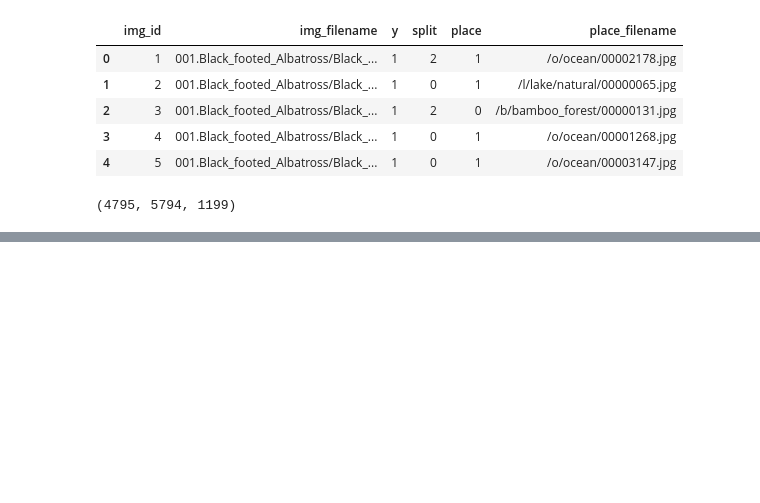
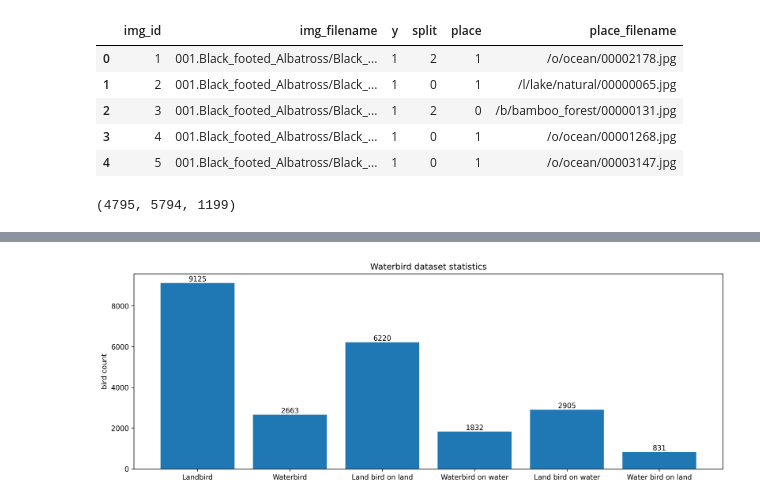
Before and after one commit to AtiqurRahmanAni/ml-algos, a Jupyter notebook: Waterbird_dataset.ipynb, the cells around one changed output, grey strips where cells are left out. Saved outputs shown, nothing was run; the diff lists cells and outputs as text; code cells hidden in the pictures; blank space fills up the shorter version.

```diff
--- a/Waterbird_dataset.ipynb
+++ b/Waterbird_dataset.ipynb
@@ -10,6 +15,11 @@ df.head(5)
 | 2 | 3 | 001.Black_footed_Albatross/Black_... | 1 | 2 | 0 | /b/bamboo_forest/00000131.jpg |
 | 3 | 4 | 001.Black_footed_Albatross/Black_... | 1 | 0 | 1 | /o/ocean/00001268.jpg |
 | 4 | 5 | 001.Black_footed_Albatross/Black_... | 1 | 0 | 1 | /o/ocean/00003147.jpg |
+# %%
+LANDBIRD = 0
+WATERBIRD = 1
+LAND = 0
+WATER = 1
 # %%
 train_df = df[df['split'] == 0]
 val_df = df[df['split'] == 1]
@@ -25,0 +53,27 @@ for idx, row in test_df.iterrows():
+# %%
+num_landbird = df[df['y'] == LANDBIRD].shape[0]
+num_waterbird = df[df['y'] == WATERBIRD].shape[0]
+land_bird_on_land = df[(df['place'] == LAND) & (df['y'] == LANDBIRD)].shape[0]
+waterbird_on_water = df[(df['place'] == WATER) & (df['y'] == WATERBIRD)].shape[0]
+land_bird_on_water = df[(df['place'] == WATER) & (df['y'] == LANDBIRD)].shape[0]
+water_bird_on_land = df[(df['place'] == LAND) &(df['y'] == WATERBIRD)].shape[0]
+# %%
+# fig, ax = plt.subplots()
+
+birds_count = ['Landbird', 'Waterbird',
+               'Land bird on land', 'Waterbird on water', 'Land bird on water', 'Water bird on land']
+counts = [num_landbird, num_waterbird,
+          land_bird_on_land, waterbird_on_water, land_bird_on_water, water_bird_on_land]
+
+plt.figure(figsize=(15, 5), dpi=300)
+bars = plt.bar(birds_count, counts)
+plt.ylabel("bird count")
+plt.title('Waterbird dataset statistics')
+
+for bar in bars:
+    yval = bar.get_height()
+    plt.text(bar.get_x() + bar.get_width()/2, yval +
+             0.5, int(yval), ha='center', va='bottom')
+plt.show()
+# %% [output]
+[figure, added]
```
Also changed, not shown: parts of 9 cells of this notebook, 4 other files.
